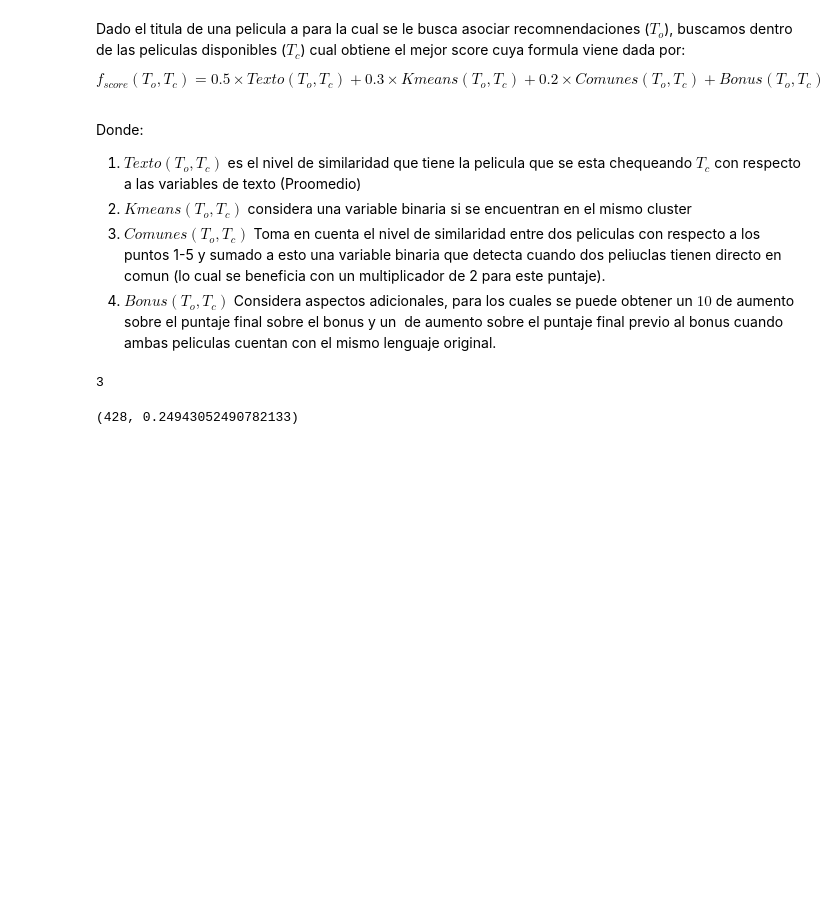
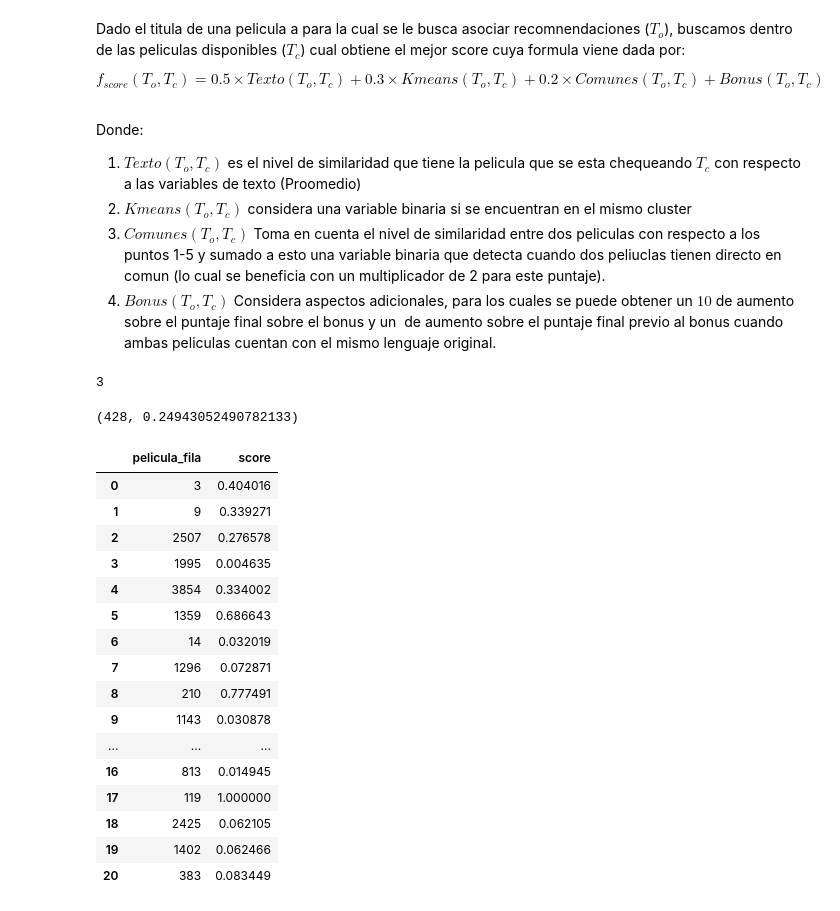
Before and after one commit to HugoMAT/Proyecto_Aplica, a Jupyter notebook: project/Predictor fase alpha.ipynb, the cells around one changed output. Saved outputs shown, nothing was run; the diff lists cells and outputs as text; code cells hidden in the pictures; blank space fills up the shorter version.

```diff
--- a/project/Predictor fase alpha.ipynb
+++ b/project/Predictor fase alpha.ipynb
@@ -525,4 +508,16 @@ def text_score(idx):
         if i in mov_mt:
             text+=1/score_mt[list(mov_mt).index(i)]
         result.append([i,text/3])
-    return(result)
+
+    data= [[i[1]] for i in result]
+    scaler = MinMaxScaler()
+    scaler.fit(data)
+    escalado = scaler.transform(data)
+
+    escalado_2 = [i[0] for i in escalado]
+
+    df = pd.DataFrame()
+
+    df['pelicula_fila'] = list(mov_fin)
+    df['score'] = escalado_2
+    return df
@@ -536,0 +524,20 @@ def recomendador_final(pelicula):
+# %%
+text_score(65)
+# %% [output]
+|  | pelicula_fila | score |
+| 0 | 3 | 0.404016 |
+| 1 | 9 | 0.339271 |
+| 2 | 2507 | 0.276578 |
+| 3 | 1995 | 0.004635 |
+| 4 | 3854 | 0.334002 |
+| 5 | 1359 | 0.686643 |
+| 6 | 14 | 0.032019 |
+| 7 | 1296 | 0.072871 |
+| 8 | 210 | 0.777491 |
+| 9 | 1143 | 0.030878 |
+| ... | ... | ... |
+| 16 | 813 | 0.014945 |
+| 17 | 119 | 1.000000 |
+| 18 | 2425 | 0.062105 |
+| 19 | 1402 | 0.062466 |
+| 20 | 383 | 0.083449 |
```
Also changed, not shown: parts of 17 cells of this notebook.
